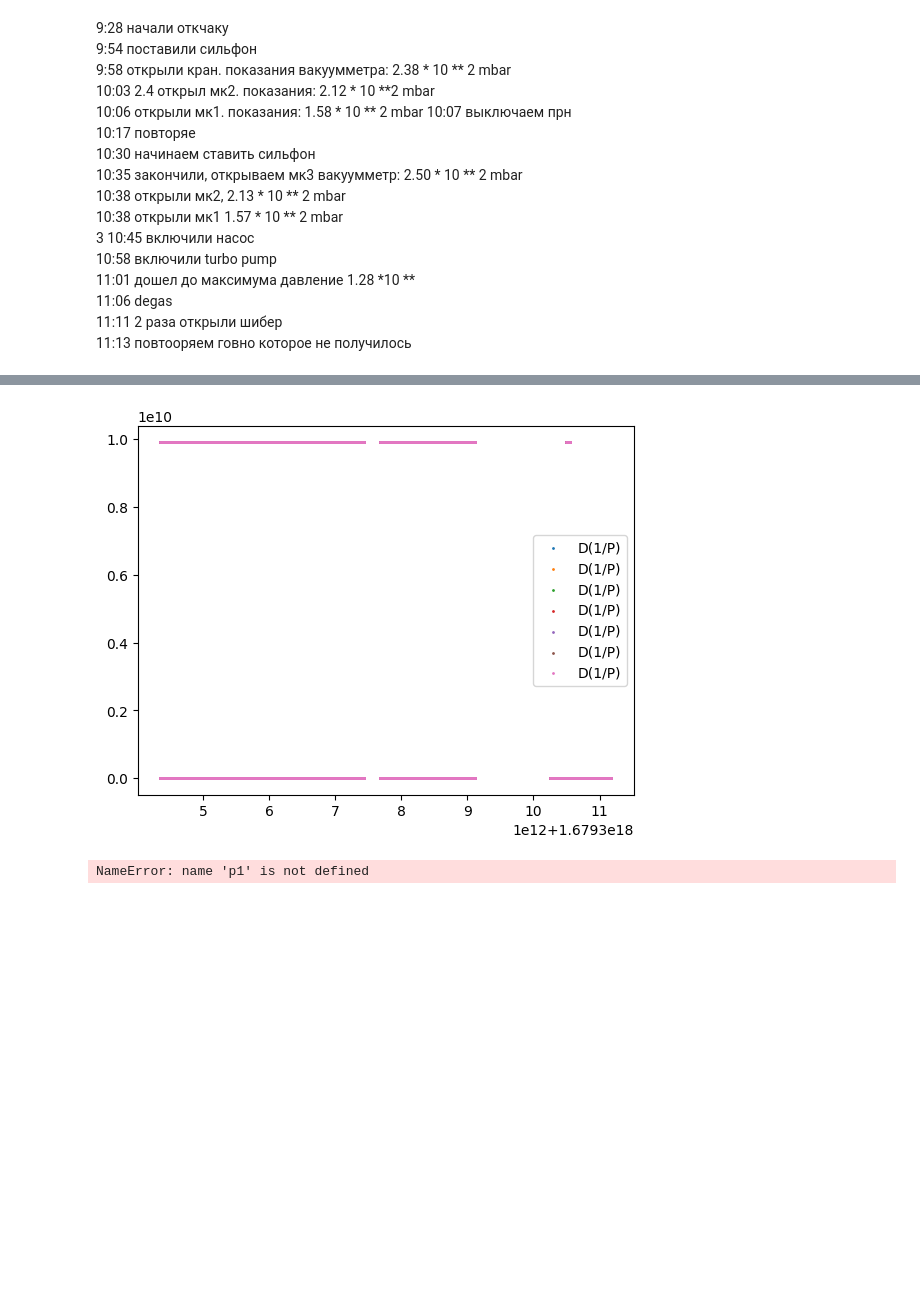
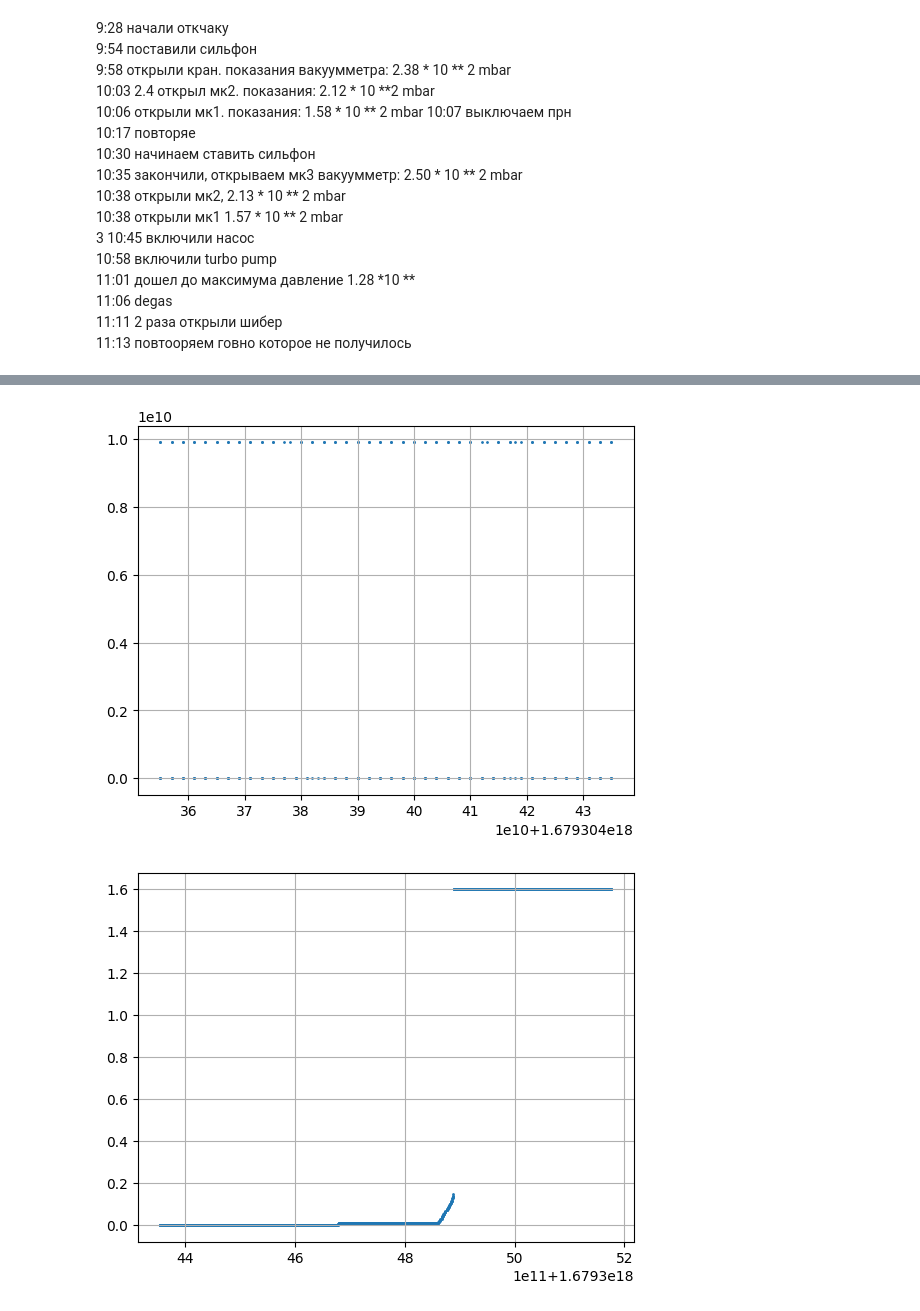
Before and after one commit to ILoveAlgorythms/labs, a Jupyter notebook: 2.3.1/data.ipynb, the cells around one changed output, grey strips where cells are left out. Drawn from its saved outputs; the diff is of its cells as text; code cells hidden in the pictures; blank space fills up the shorter version.

```diff
--- a/2.3.1/data.ipynb
+++ b/2.3.1/data.ipynb
@@ -37,31 +50,27 @@ numpy.float64
-# %%
-ox = a['Time'].values.astype(float)
-oy = a['Value'].values
-
-for i in a.columns:
-    plt.scatter(
-        ox,
-        oy,
-        s=1,
-        label="D(1/P)"
-        # elinewidth=2
-    )
-
-# z1, res= np.polyfit(ox, oy, 1, full=False, cov=True)
-# p1 = np.poly1d(z1)
-# plt.plot(ox, p1(ox), linewidth=0.7, color='red', linestyle='--')
-
-
-plt.legend(loc='best')
-# plt.xticks(myrange(ox))
-# plt.yticks(myrange(oy, around_=0))
-plt.show()
-
-print('D(1/P):' + str(p1),'\n', "\sigma",(res[0][0] ** 0.5) * 10**4)
-print(p1)
-print((p1[1] /732 + p1[0]) * 10**4)
-d_atm=p1(1/732) * 10**4
-print(d_atm)
-# %% [output]
-[figure, removed]
-NameError: name 'p1' is not defined
+# %%
+time = a['fTime'].max() - a['fTime'].min()
+b = a.loc[a['fTime'] - a['fTime'].min() < time/1]
+
+ox = b['Time'].values.astype(float)
+oy = b['Value'].values
+plt.scatter(
+  ox[:200],
+  oy[:200],
+  s=1,
+  label="adasd"
+)
+plt.grid()
+plt.show()
+
+oy.sort()
+plt.scatter(
+  ox[:2000],
+  oy[:2000],
+  s=1,
+  label="adasd"
+)
+plt.grid()
+plt.show()
+# %% [output]
+[figure, added]
+[figure, added]
```
Also changed, not shown: parts of 1 cell of this notebook, 13 other files.
